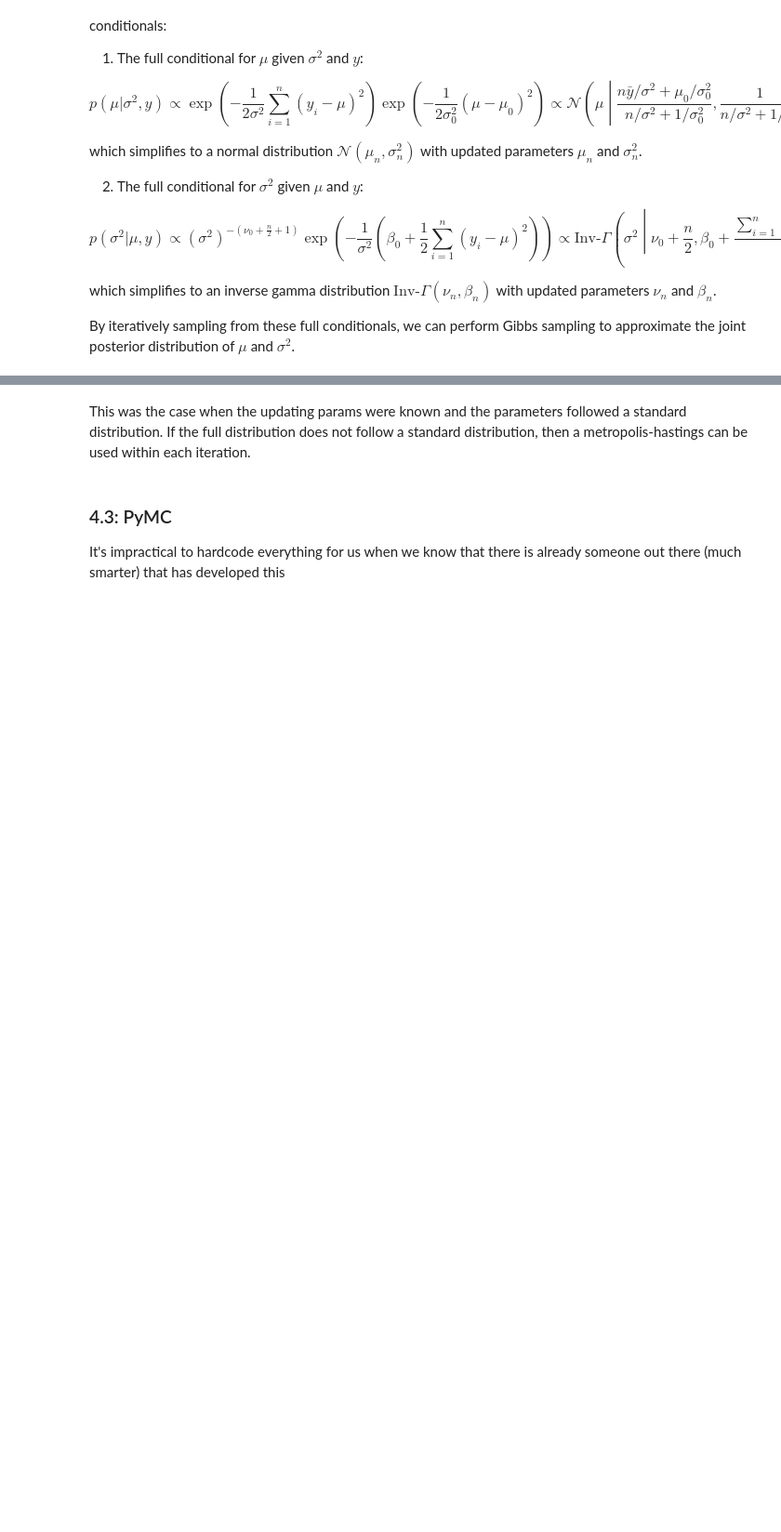
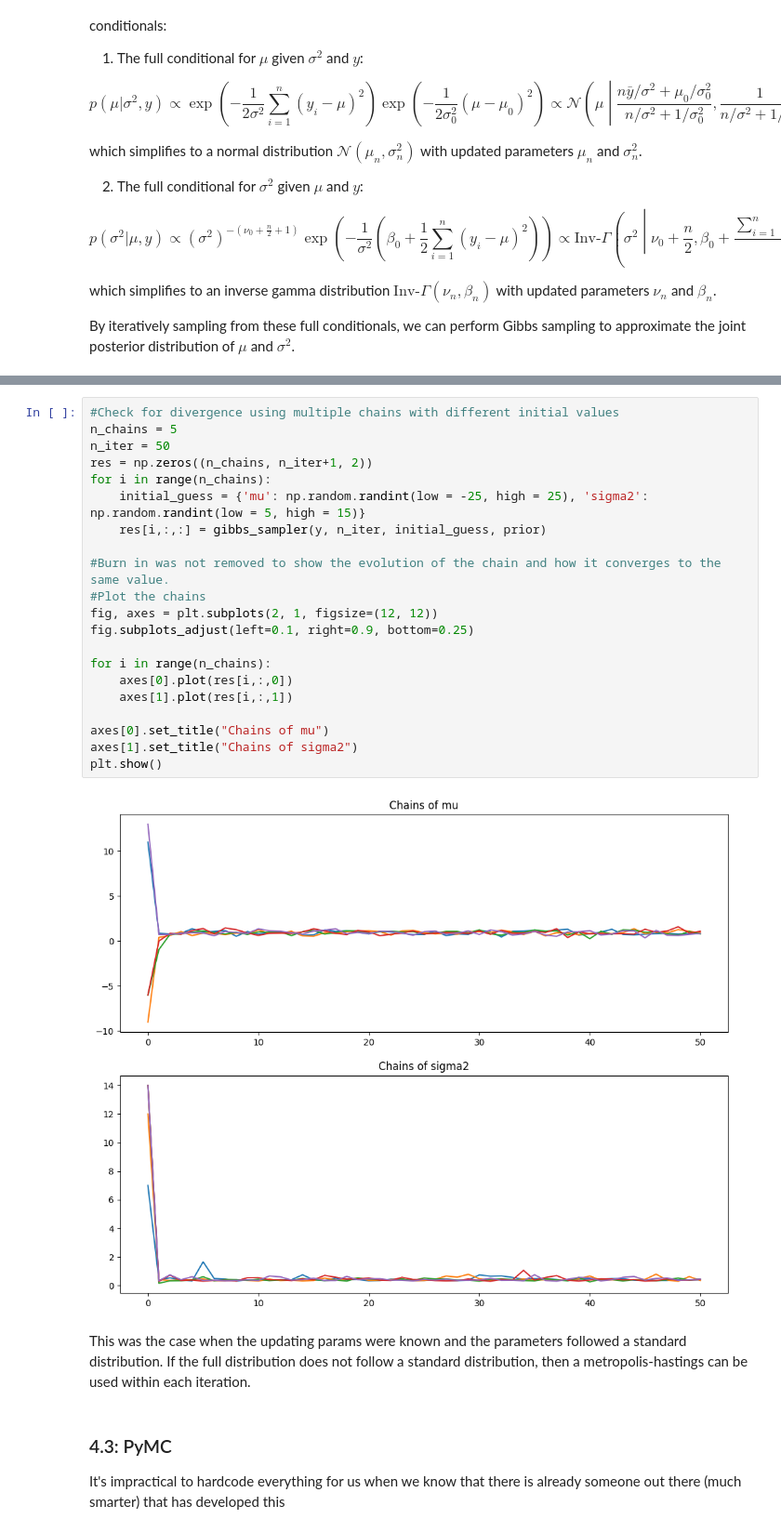
Before and after one commit to myckim1/Bayesian_Course, a Jupyter notebook: Bayesian.ipynb, the cells around one changed output, grey strips where cells are left out. Shown: that part at 93% size. Cells and saved outputs as stored; diff of their text form; blank space fills up the shorter version.

```diff
--- a/Bayesian.ipynb
+++ b/Bayesian.ipynb
@@ -456,3 +458,26 @@ plt.show()
+# %%
+#Check for divergence using multiple chains with different initial values
+n_chains = 5
+n_iter = 50
+res = np.zeros((n_chains, n_iter+1, 2))
+for i in range(n_chains):
+    initial_guess = {'mu': np.random.randint(low = -25, high = 25), 'sigma2': np.random.randint(low = 5, high = 15)}
+    res[i,:,:] = gibbs_sampler(y, n_iter, initial_guess, prior)
+
+#Burn in was not removed to show the evolution of the chain and how it converges to the same value.
+#Plot the chains
+fig, axes = plt.subplots(2, 1, figsize=(12, 12))
+fig.subplots_adjust(left=0.1, right=0.9, bottom=0.25)
+
+for i in range(n_chains):
+    axes[0].plot(res[i,:,0])
+    axes[1].plot(res[i,:,1])
+
+axes[0].set_title("Chains of mu")
+axes[1].set_title("Chains of sigma2")
+plt.show()
+# %% [output]
+[figure, added]
 # %% [markdown]
 This was the case when the updating params were known and the parameters followed a standard distribution. If the full distribution does not follow a standard distribution, then a metropolis-hastings can be used within each iteration.
 # %% [markdown]
```
Also changed, not shown: parts of 11 cells of this notebook.
